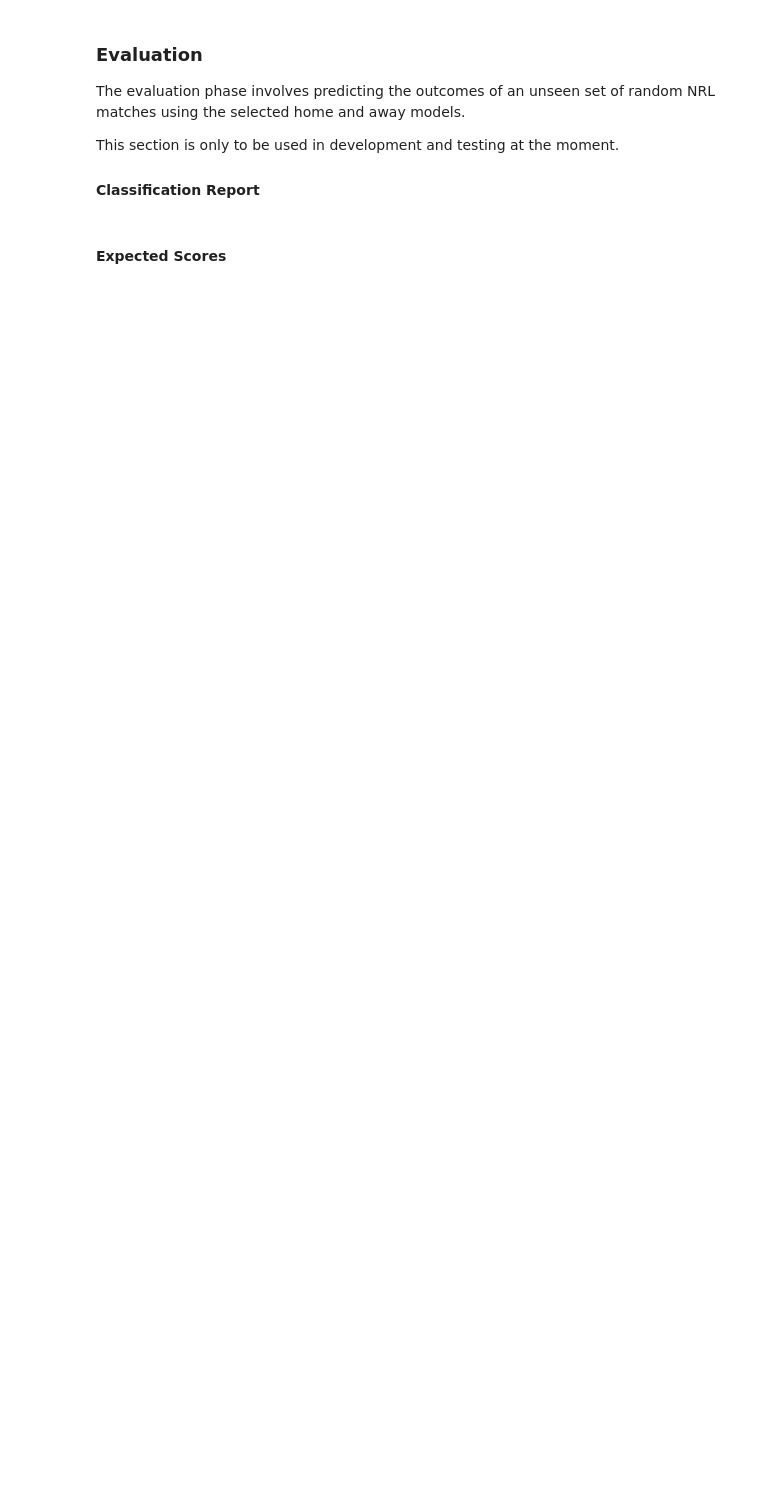
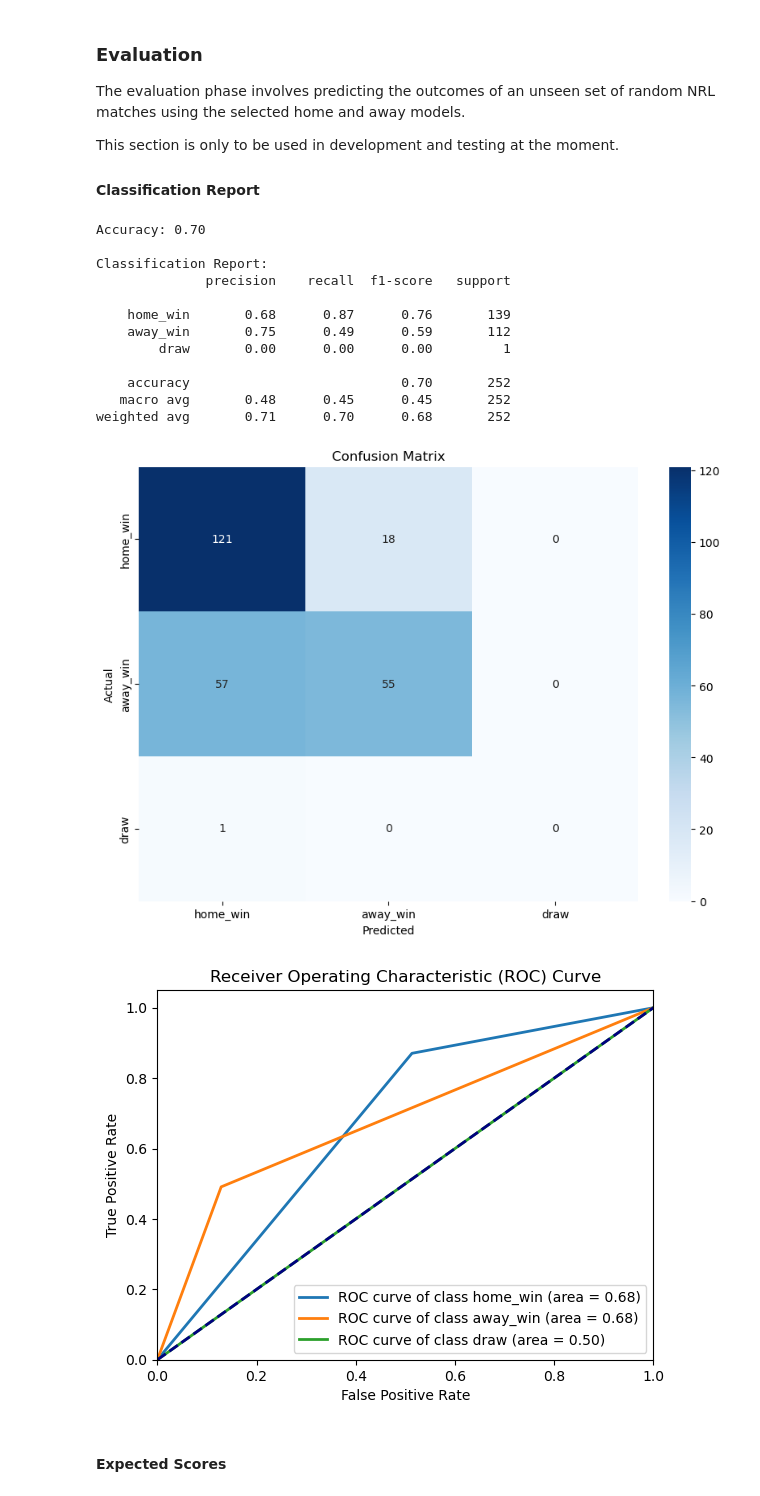
Before and after one commit to levonrush/footy-tipper, a Jupyter notebook: research/model-training.ipynb, the cells around one changed output. Drawn from its saved outputs; the diff is of its cells as text; code cells hidden in the pictures; blank space fills up the shorter version.

```diff
--- a/research/model-training.ipynb
+++ b/research/model-training.ipynb
@@ -189,7 +238,22 @@ This section is only to be used in development and testing at the moment.
 #### Classification Report
 # %%
 # Evaluate the models on the test data
-# result_df = mp.evaluate_models(home_model, away_model, test_data, tc.predictors)
+result_df = mp.evaluate_models(home_model, away_model, test_data, predictors)
+# %% [output]
+Accuracy: 0.70
+
+Classification Report:
+              precision    recall  f1-score   support
+
+    home_win       0.68      0.87      0.76       139
+    away_win       0.75      0.49      0.59       112
+        draw       0.00      0.00      0.00         1
+
+    accuracy                           0.70       252
+   macro avg       0.48      0.45      0.45       252
+weighted avg       0.71      0.70      0.68       252
+[figure, added]
+[figure, added]
 # %% [markdown]
 #### Expected Scores
 # %%
```
Also changed, not shown: parts of 15 cells of this notebook, 5 other files.
